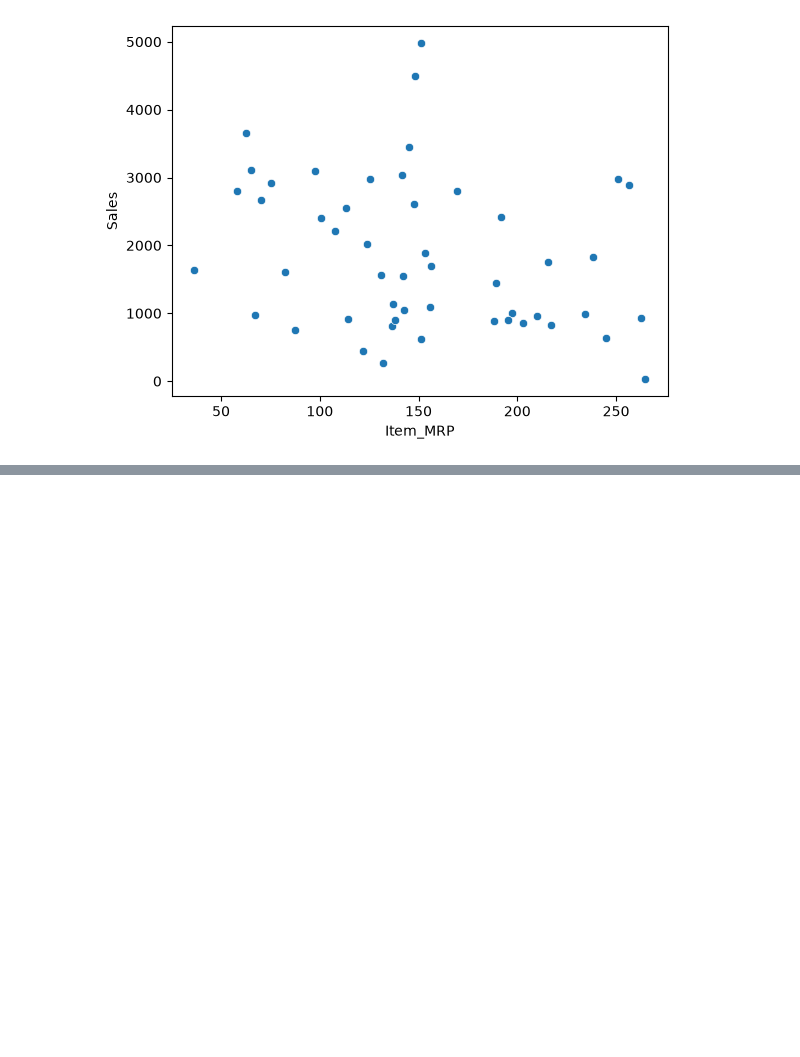
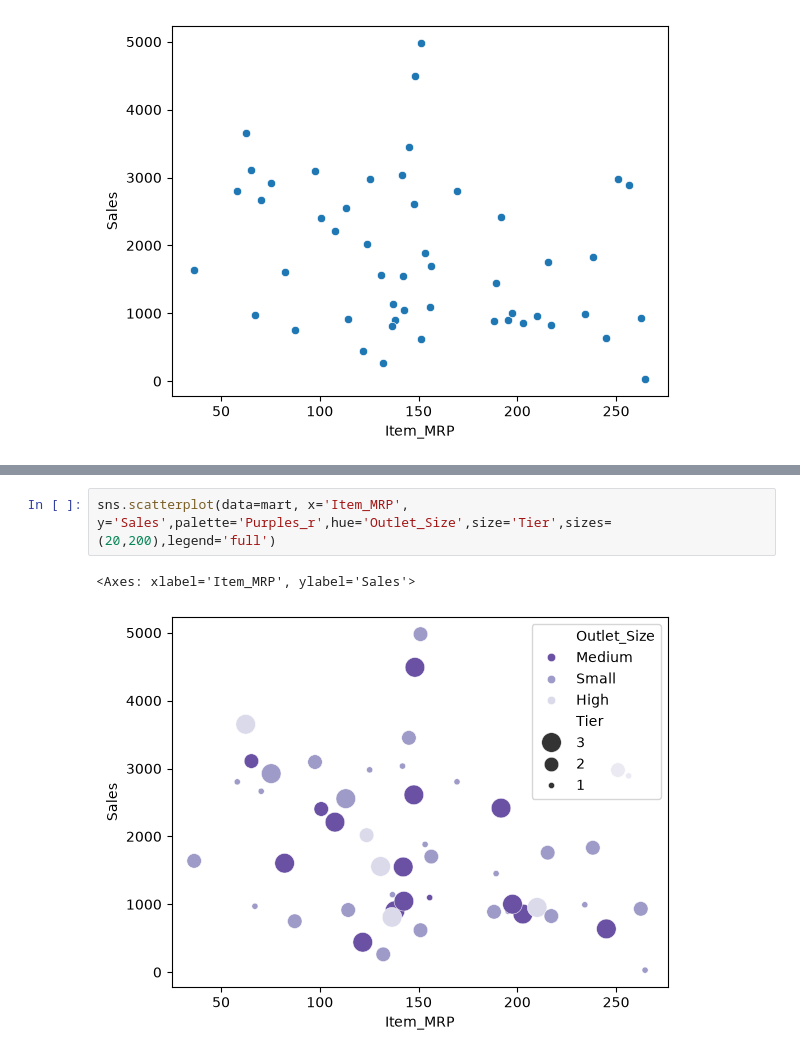
Before and after one commit to Haerulanwar05/Zero-To-ML-Engineer, a Jupyter notebook: Seaborn/seaborn_Scatterplot.ipynb, the cells around one changed output, grey strips where cells are left out. Drawn from its saved outputs; the diff is of its cells as text; blank space fills up the shorter version.

```diff
--- a/Seaborn/seaborn_Scatterplot.ipynb
+++ b/Seaborn/seaborn_Scatterplot.ipynb
@@ -26,0 +37,5 @@ sns.scatterplot(data=mart, x='Item_MRP', y='Sales')
+# %%
+sns.scatterplot(data=mart, x='Item_MRP', y='Sales',palette='Purples_r',hue='Outlet_Size',size='Tier',sizes=(20,200),legend='full')
+# %% [output]
+<Axes: xlabel='Item_MRP', ylabel='Sales'>
+[figure, added]
```
Also changed, not shown: parts of 4 cells of this notebook.
